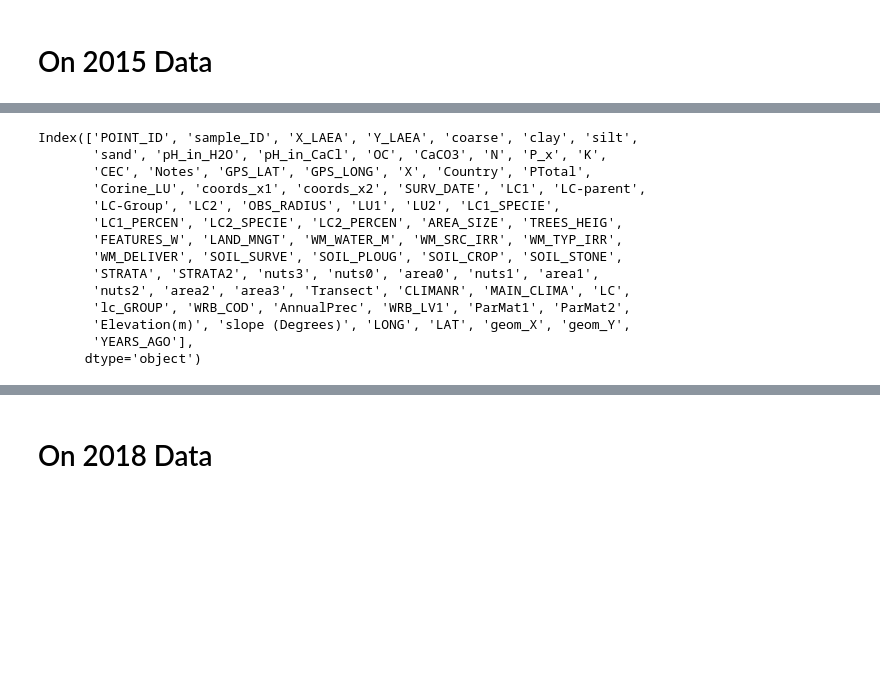
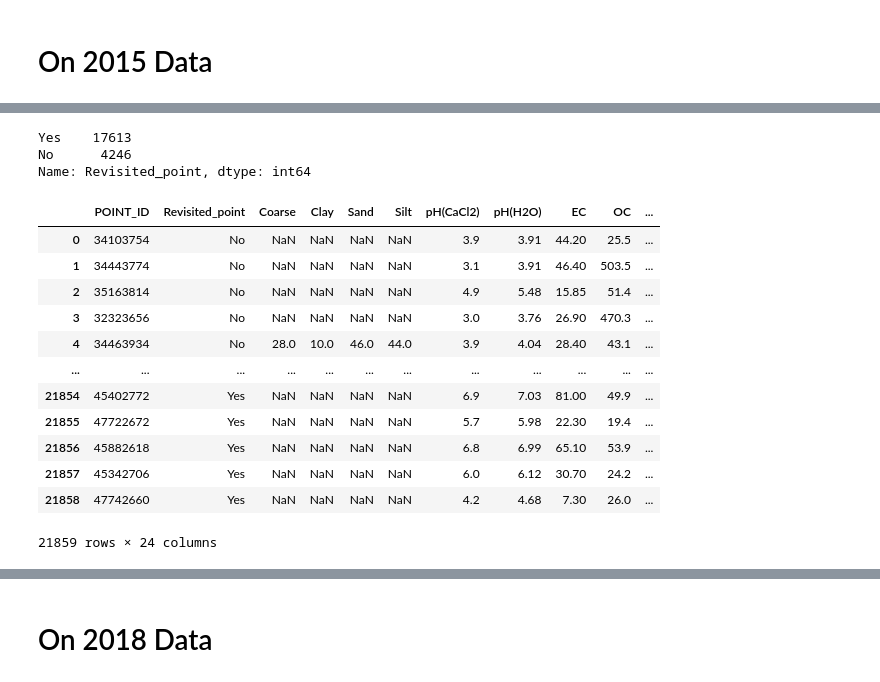
Before and after one commit to IndianGrandpa/AI4ls-Team-52, a Jupyter notebook: EDA.ipynb, the cells around one changed output, grey strips where cells are left out. Drawn from its saved outputs; the diff is of its cells as text; code cells hidden in the pictures; blank space fills up the shorter version.

```diff
--- a/EDA.ipynb
+++ b/EDA.ipynb
@@ -252,17 +283,23 @@ Columns:
-# %%
-lucas_2009_soil_data.columns
-# %% [output]
-Index(['POINT_ID', 'sample_ID', 'X_LAEA', 'Y_LAEA', 'coarse', 'clay', 'silt',
-       'sand', 'pH_in_H2O', 'pH_in_CaCl', 'OC', 'CaCO3', 'N', 'P_x', 'K',
-       'CEC', 'Notes', 'GPS_LAT', 'GPS_LONG', 'X', 'Country', 'PTotal',
-       'Corine_LU', 'coords_x1', 'coords_x2', 'SURV_DATE', 'LC1', 'LC-parent',
-       'LC-Group', 'LC2', 'OBS_RADIUS', 'LU1', 'LU2', 'LC1_SPECIE',
-       'LC1_PERCEN', 'LC2_SPECIE', 'LC2_PERCEN', 'AREA_SIZE', 'TREES_HEIG',
-       'FEATURES_W', 'LAND_MNGT', 'WM_WATER_M', 'WM_SRC_IRR', 'WM_TYP_IRR',
-       'WM_DELIVER', 'SOIL_SURVE', 'SOIL_PLOUG', 'SOIL_CROP', 'SOIL_STONE',
-       'STRATA', 'STRATA2', 'nuts3', 'nuts0', 'area0', 'nuts1', 'area1',
-       'nuts2', 'area2', 'area3', 'Transect', 'CLIMANR', 'MAIN_CLIMA', 'LC',
-       'lc_GROUP', 'WRB_COD', 'AnnualPrec', 'WRB_LV1', 'ParMat1', 'ParMat2',
-       'Elevation(m)', 'slope (Degrees)', 'LONG', 'LAT', 'geom_X', 'geom_Y',
-       'YEARS_AGO'],
-      dtype='object')
+# %%
+lucas_2015_soil_data['Revisited_point'].value_counts()
+# %% [output]
+Yes    17613
+No      4246
+Name: Revisited_point, dtype: int64
+# %%
+lucas_2015_soil_data = lucas_2015_soil_data.rename({'Point_ID': 'POINT_ID'}, axis='columns')
+lucas_2015_soil_data
+# %% [output]
+|  | POINT_ID | Revisited_point | Coarse | Clay | Sand | Silt | pH(CaCl2) | pH(H2O) | EC | OC | ... |
+| 0 | 34103754 | No | NaN | NaN | NaN | NaN | 3.9 | 3.91 | 44.20 | 25.5 | ... |
+| 1 | 34443774 | No | NaN | NaN | NaN | NaN | 3.1 | 3.91 | 46.40 | 503.5 | ... |
+| 2 | 35163814 | No | NaN | NaN | NaN | NaN | 4.9 | 5.48 | 15.85 | 51.4 | ... |
+| 3 | 32323656 | No | NaN | NaN | NaN | NaN | 3.0 | 3.76 | 26.90 | 470.3 | ... |
+| 4 | 34463934 | No | 28.0 | 10.0 | 46.0 | 44.0 | 3.9 | 4.04 | 28.40 | 43.1 | ... |
+| ... | ... | ... | ... | ... | ... | ... | ... | ... | ... | ... | ... |
+| 21854 | 45402772 | Yes | NaN | NaN | NaN | NaN | 6.9 | 7.03 | 81.00 | 49.9 | ... |
+| 21855 | 47722672 | Yes | NaN | NaN | NaN | NaN | 5.7 | 5.98 | 22.30 | 19.4 | ... |
+| 21856 | 45882618 | Yes | NaN | NaN | NaN | NaN | 6.8 | 6.99 | 65.10 | 53.9 | ... |
+| 21857 | 45342706 | Yes | NaN | NaN | NaN | NaN | 6.0 | 6.12 | 30.70 | 24.2 | ... |
+| 21858 | 47742660 | Yes | NaN | NaN | NaN | NaN | 4.2 | 4.68 | 7.30 | 26.0 | ... |
+21859 rows × 24 columns
```
Also changed, not shown: parts of 8 cells of this notebook.
